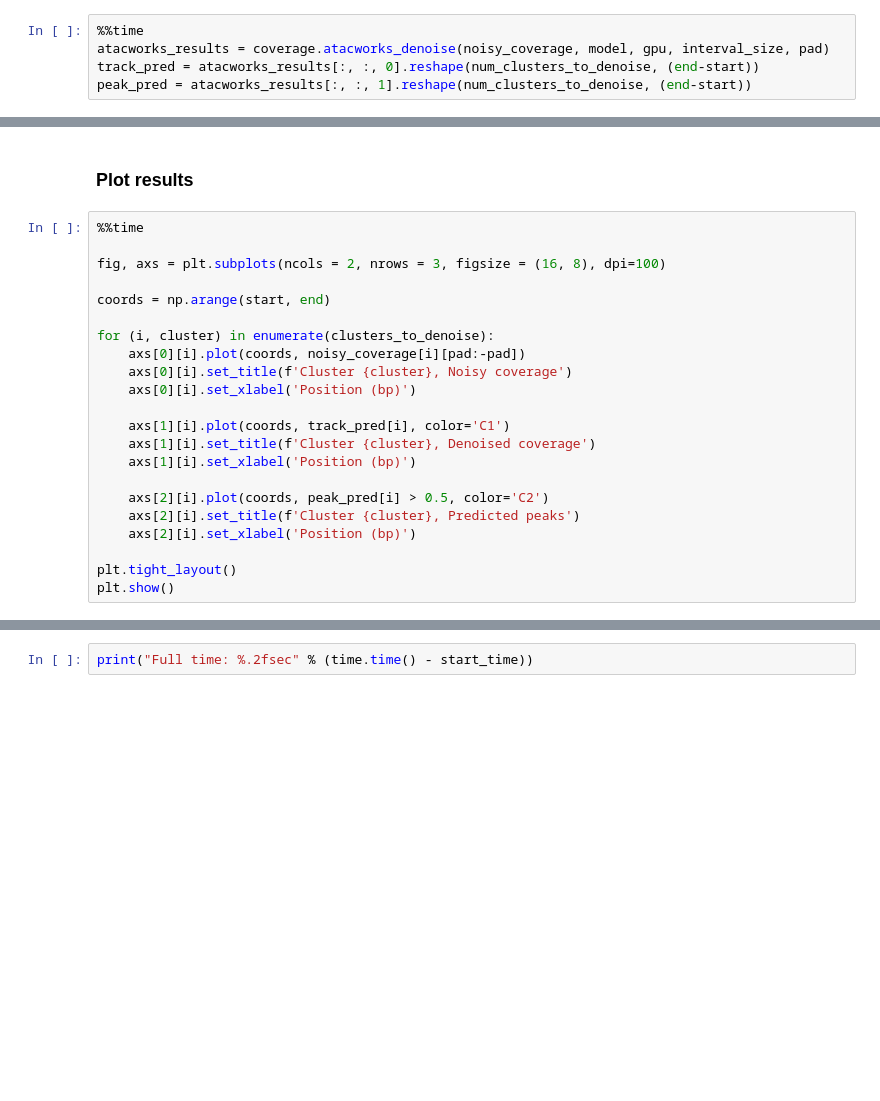
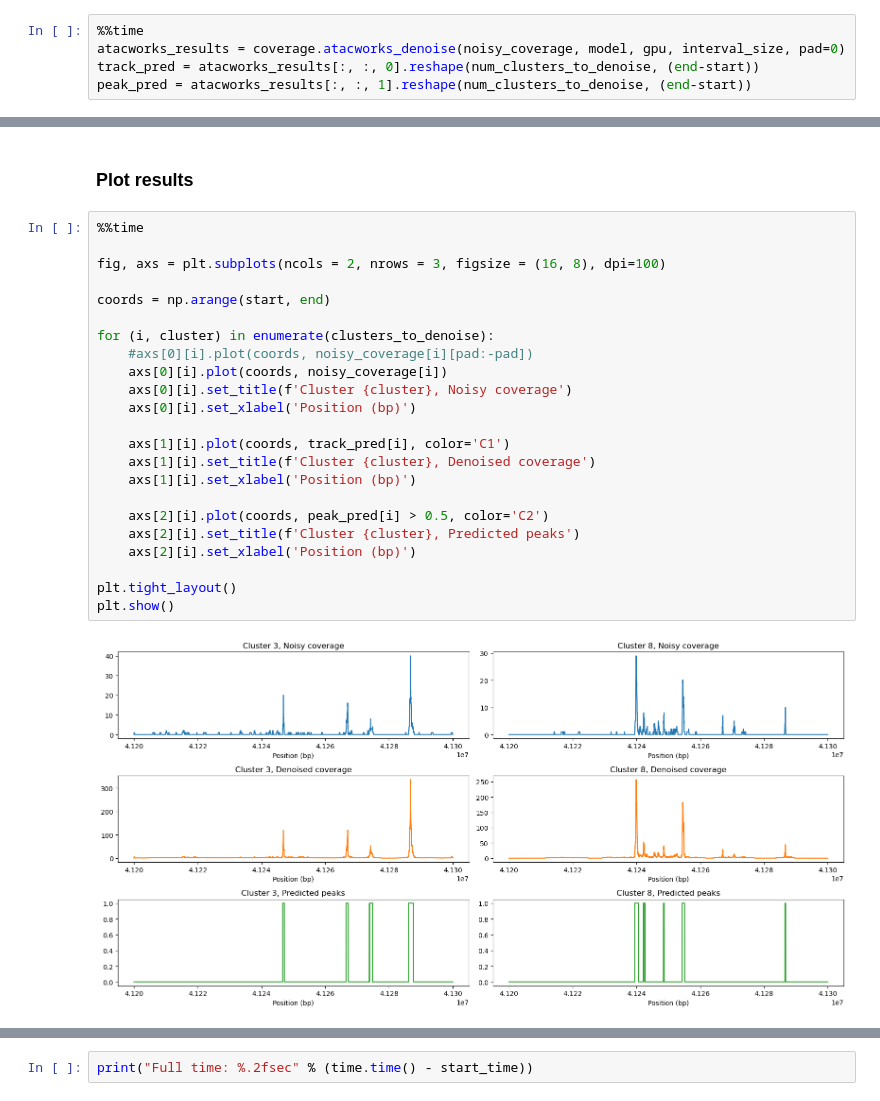
Before and after one commit to NVIDIA-Genomics-Research/rapids-single-cell-examples, a Jupyter notebook: notebooks/5k_pbmc_coverage_gpu.ipynb, the cells around one changed output, grey strips where cells are left out. Saved outputs shown, nothing was run; the diff lists cells and outputs as text; blank space fills up the shorter version.

```diff
--- a/notebooks/5k_pbmc_coverage_gpu.ipynb
+++ b/notebooks/5k_pbmc_coverage_gpu.ipynb
@@ -328,5 +347,5 @@ noisy_coverage = region_coverage[select_clusters_to_denoise]
 # %%
 %%time
-atacworks_results = coverage.atacworks_denoise(noisy_coverage, model, gpu, interval_size, pad)
+atacworks_results = coverage.atacworks_denoise(noisy_coverage, model, gpu, interval_size, pad=0)
 track_pred = atacworks_results[:, :, 0].reshape(num_clusters_to_denoise, (end-start))
 peak_pred = atacworks_results[:, :, 1].reshape(num_clusters_to_denoise, (end-start))
@@ -337,22 +359,25 @@ print("AtacWorks time: %.2fsec" % (time.time() - start_time))
 # %%
 %%time
 
 fig, axs = plt.subplots(ncols = 2, nrows = 3, figsize = (16, 8), dpi=100)
 
 coords = np.arange(start, end)
 
 for (i, cluster) in enumerate(clusters_to_denoise):
-    axs[0][i].plot(coords, noisy_coverage[i][pad:-pad])
+    #axs[0][i].plot(coords, noisy_coverage[i][pad:-pad])
+    axs[0][i].plot(coords, noisy_coverage[i])
     axs[0][i].set_title(f'Cluster {cluster}, Noisy coverage')
     axs[0][i].set_xlabel('Position (bp)')
 
     axs[1][i].plot(coords, track_pred[i], color='C1')
     axs[1][i].set_title(f'Cluster {cluster}, Denoised coverage')
     axs[1][i].set_xlabel('Position (bp)')
 
     axs[2][i].plot(coords, peak_pred[i] > 0.5, color='C2')
     axs[2][i].set_title(f'Cluster {cluster}, Predicted peaks')
     axs[2][i].set_xlabel('Position (bp)')
 
 plt.tight_layout()
 plt.show()
+# %% [output]
+[figure, added]
```
Also changed, not shown: parts of 22 cells of this notebook, 1 other file.
